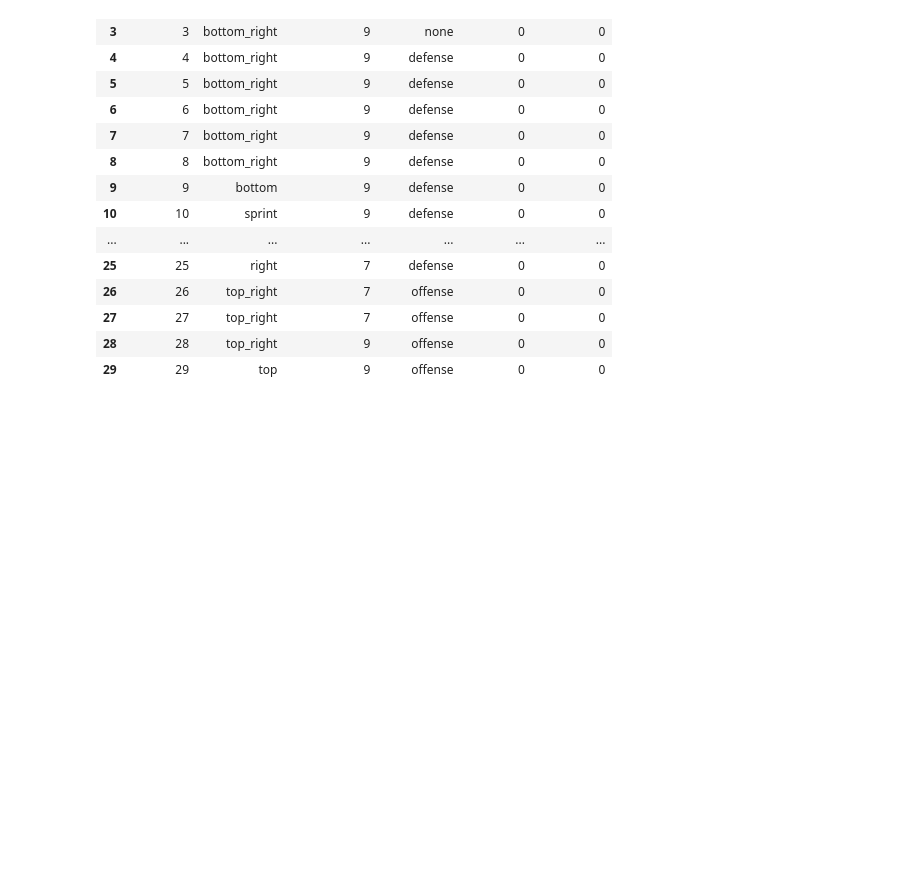
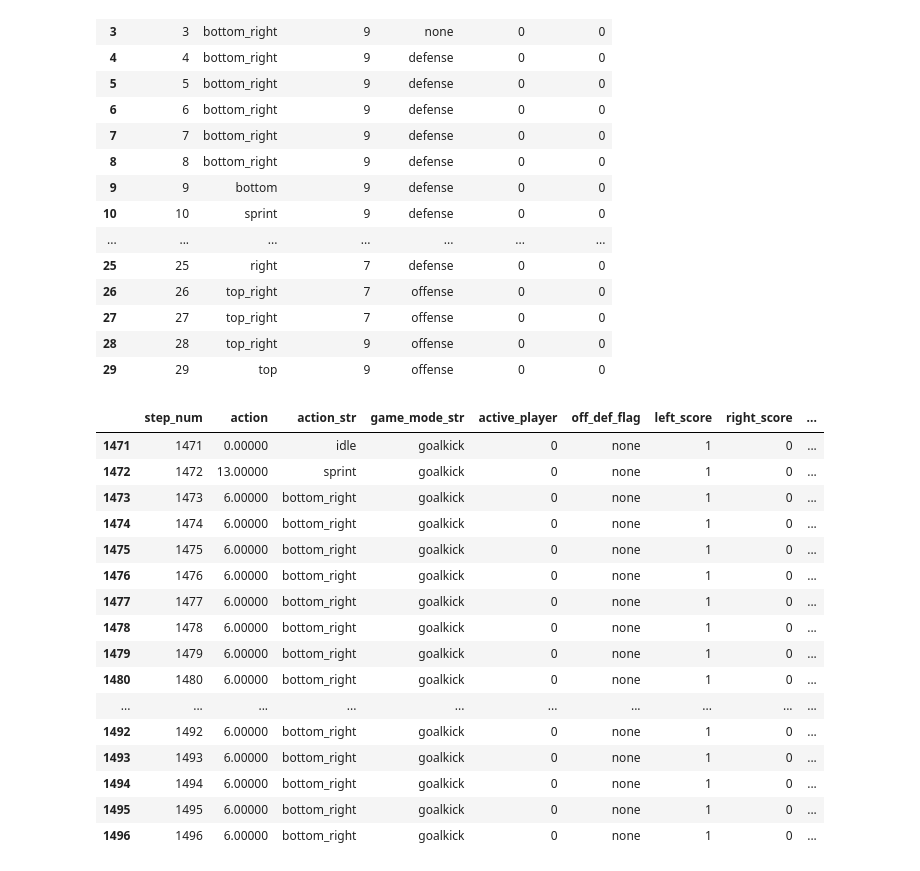
Before and after one commit to ringhilterra/kaggle-google-football-sim, a Jupyter notebook: fmountgf/match_analysis/match_analysis.ipynb, the cells around one changed output. Drawn from its saved outputs; the diff is of its cells as text; code cells hidden in the pictures; blank space fills up the shorter version.

```diff
--- a/fmountgf/match_analysis/match_analysis.ipynb
+++ b/fmountgf/match_analysis/match_analysis.ipynb
@@ -58,3 +58,23 @@ df[['step_num', 'action_str', 'active_player', 'off_def_flag', 'left_score', 'ri
 | 27 | 27 | top_right | 7 | offense | 0 | 0 |
 | 28 | 28 | top_right | 9 | offense | 0 | 0 |
 | 29 | 29 | top | 9 | offense | 0 | 0 |
+# %%
+df[df.active_player == 0]
+# %% [output]
+|  | step_num | action | action_str | game_mode_str | active_player | off_def_flag | left_score | right_score | ... |
+| 1471 | 1471 | 0.00000 | idle | goalkick | 0 | none | 1 | 0 | ... |
+| 1472 | 1472 | 13.00000 | sprint | goalkick | 0 | none | 1 | 0 | ... |
+| 1473 | 1473 | 6.00000 | bottom_right | goalkick | 0 | none | 1 | 0 | ... |
+| 1474 | 1474 | 6.00000 | bottom_right | goalkick | 0 | none | 1 | 0 | ... |
+| 1475 | 1475 | 6.00000 | bottom_right | goalkick | 0 | none | 1 | 0 | ... |
+| 1476 | 1476 | 6.00000 | bottom_right | goalkick | 0 | none | 1 | 0 | ... |
+| 1477 | 1477 | 6.00000 | bottom_right | goalkick | 0 | none | 1 | 0 | ... |
+| 1478 | 1478 | 6.00000 | bottom_right | goalkick | 0 | none | 1 | 0 | ... |
+| 1479 | 1479 | 6.00000 | bottom_right | goalkick | 0 | none | 1 | 0 | ... |
+| 1480 | 1480 | 6.00000 | bottom_right | goalkick | 0 | none | 1 | 0 | ... |
+| ... | ... | ... | ... | ... | ... | ... | ... | ... | ... |
+| 1492 | 1492 | 6.00000 | bottom_right | goalkick | 0 | none | 1 | 0 | ... |
+| 1493 | 1493 | 6.00000 | bottom_right | goalkick | 0 | none | 1 | 0 | ... |
+| 1494 | 1494 | 6.00000 | bottom_right | goalkick | 0 | none | 1 | 0 | ... |
+| 1495 | 1495 | 6.00000 | bottom_right | goalkick | 0 | none | 1 | 0 | ... |
+| 1496 | 1496 | 6.00000 | bottom_right | goalkick | 0 | none | 1 | 0 | ... |
```
Also changed, not shown: parts of 3 cells of this notebook.
